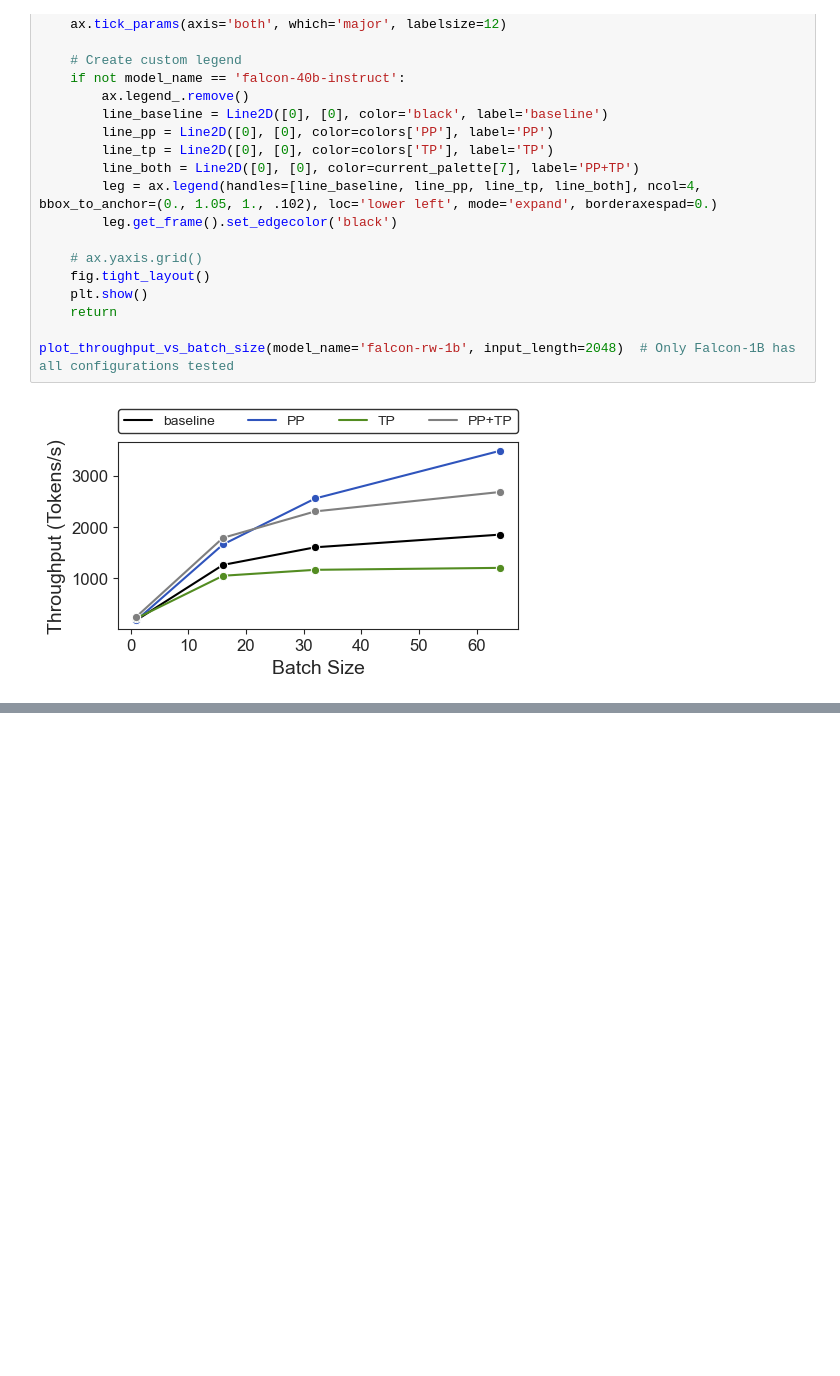
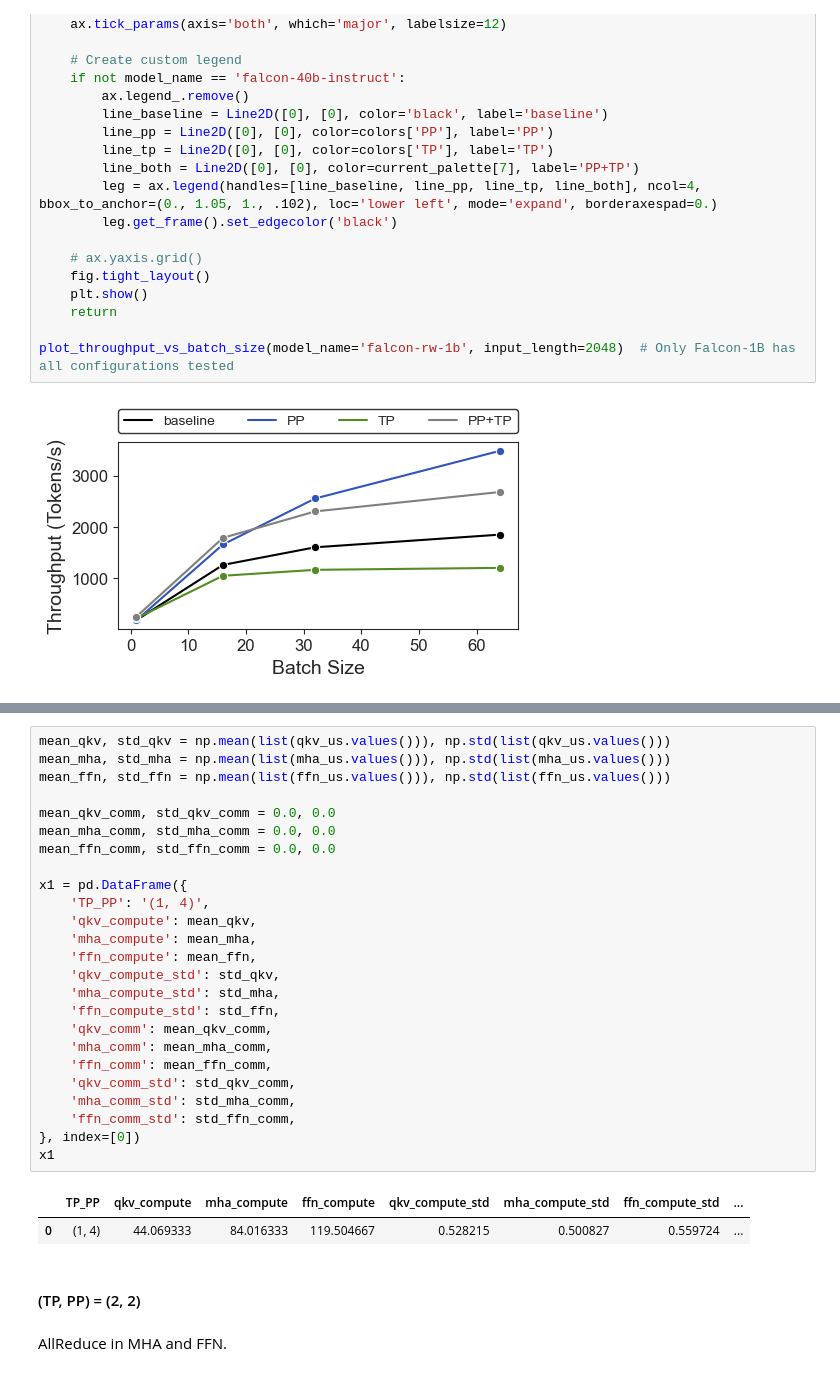
Before and after one commit to ajx42/small-data-systems, a Jupyter notebook: project/figures.ipynb, the cells around one changed output, grey strips where cells are left out. Saved outputs shown, nothing was run; the diff lists cells and outputs as text; blank space fills up the shorter version.

```diff
--- a/project/figures.ipynb
+++ b/project/figures.ipynb
@@ -612,0 +650,32 @@ plot_latency_vs_throughput(model_name='falcon-rw-1b', input_length=2048)
+# %%
+mean_qkv, std_qkv = np.mean(list(qkv_us.values())), np.std(list(qkv_us.values()))
+mean_mha, std_mha = np.mean(list(mha_us.values())), np.std(list(mha_us.values()))
+mean_ffn, std_ffn = np.mean(list(ffn_us.values())), np.std(list(ffn_us.values()))
+
+mean_qkv_comm, std_qkv_comm = 0.0, 0.0
+mean_mha_comm, std_mha_comm = 0.0, 0.0
+mean_ffn_comm, std_ffn_comm = 0.0, 0.0
+
+x1 = pd.DataFrame({
+    'TP_PP': '(1, 4)',
+    'qkv_compute': mean_qkv,
+    'mha_compute': mean_mha,
+    'ffn_compute': mean_ffn,
+    'qkv_compute_std': std_qkv,
+    'mha_compute_std': std_mha,
+    'ffn_compute_std': std_ffn,
+    'qkv_comm': mean_qkv_comm,
+    'mha_comm': mean_mha_comm,
+    'ffn_comm': mean_ffn_comm,
+    'qkv_comm_std': std_qkv_comm,
+    'mha_comm_std': std_mha_comm,
+    'ffn_comm_std': std_ffn_comm,
+}, index=[0])
+x1
+# %% [output]
+|  | TP_PP | qkv_compute | mha_compute | ffn_compute | qkv_compute_std | mha_compute_std | ffn_compute_std | ... |
+| 0 | (1, 4) | 44.069333 | 84.016333 | 119.504667 | 0.528215 | 0.500827 | 0.559724 | ... |
+# %% [markdown]
+#### (TP, PP) = (2, 2)
+# %% [markdown]
+AllReduce in MHA and FFN.
```
Also changed, not shown: parts of 21 cells of this notebook.
